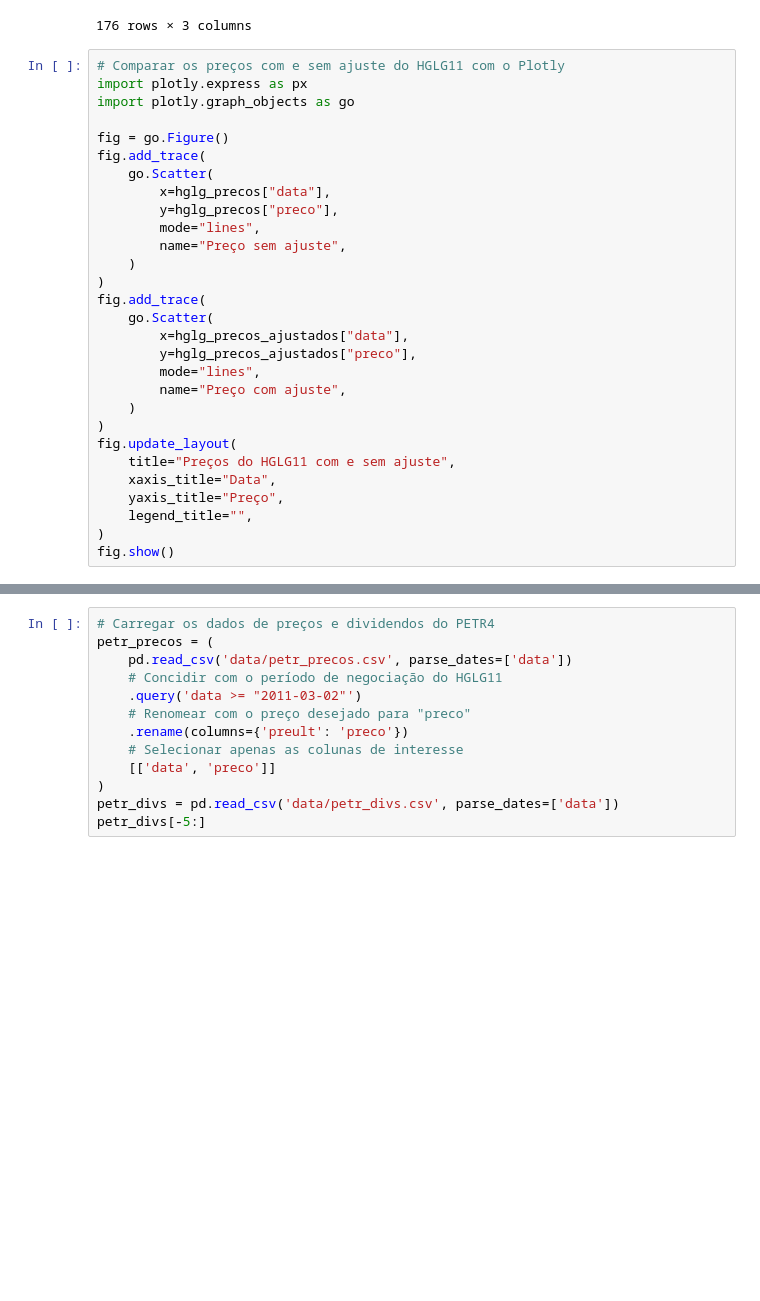
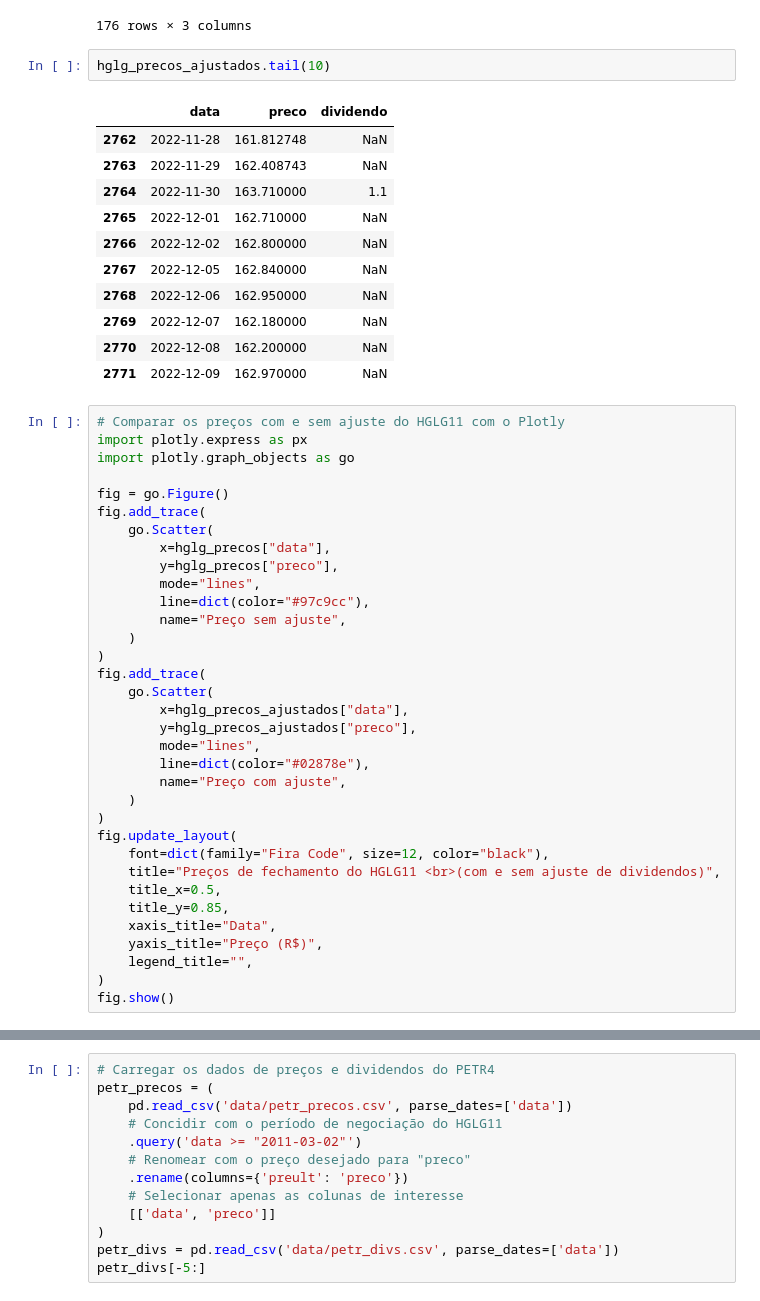
Before and after one commit to crdcj/medium, a Jupyter notebook: HGLG/ajustar_precos.ipynb, the cells around one changed output, grey strips where cells are left out. Cells and saved outputs as stored; diff of their text form; blank space fills up the shorter version.

```diff
--- a/HGLG/ajustar_precos.ipynb
+++ b/HGLG/ajustar_precos.ipynb
@@ -109,6 +123,20 @@ hglg_precos_ajustados.query('data >= "2022-03-30"')
 | 2770 | 2022-12-08 | 162.200000 | NaN |
 | 2771 | 2022-12-09 | 162.970000 | NaN |
 176 rows × 3 columns
+# %%
+hglg_precos_ajustados.tail(10)
+# %% [output]
+|  | data | preco | dividendo |
+| 2762 | 2022-11-28 | 161.812748 | NaN |
+| 2763 | 2022-11-29 | 162.408743 | NaN |
+| 2764 | 2022-11-30 | 163.710000 | 1.1 |
+| 2765 | 2022-12-01 | 162.710000 | NaN |
+| 2766 | 2022-12-02 | 162.800000 | NaN |
+| 2767 | 2022-12-05 | 162.840000 | NaN |
+| 2768 | 2022-12-06 | 162.950000 | NaN |
+| 2769 | 2022-12-07 | 162.180000 | NaN |
+| 2770 | 2022-12-08 | 162.200000 | NaN |
+| 2771 | 2022-12-09 | 162.970000 | NaN |
 # %%
 # Comparar os preços com e sem ajuste do HGLG11 com o Plotly
 import plotly.express as px
@@ -120,6 +148,7 @@ fig.add_trace(
         x=hglg_precos["data"],
         y=hglg_precos["preco"],
         mode="lines",
+        line=dict(color="#97c9cc"),
         name="Preço sem ajuste",
     )
 )
@@ -128,13 +157,17 @@ fig.add_trace(
         x=hglg_precos_ajustados["data"],
         y=hglg_precos_ajustados["preco"],
         mode="lines",
+        line=dict(color="#02878e"),
         name="Preço com ajuste",
     )
 )
 fig.update_layout(
-    title="Preços do HGLG11 com e sem ajuste",
+    font=dict(family="Fira Code", size=12, color="black"),
+    title="Preços de fechamento do HGLG11 <br>(com e sem ajuste de dividendos)",
+    title_x=0.5,
+    title_y=0.85,
     xaxis_title="Data",
-    yaxis_title="Preço",
+    yaxis_title="Preço (R$)",
     legend_title="",
 )
 fig.show()
```
Also changed, not shown: parts of 5 cells of this notebook.
